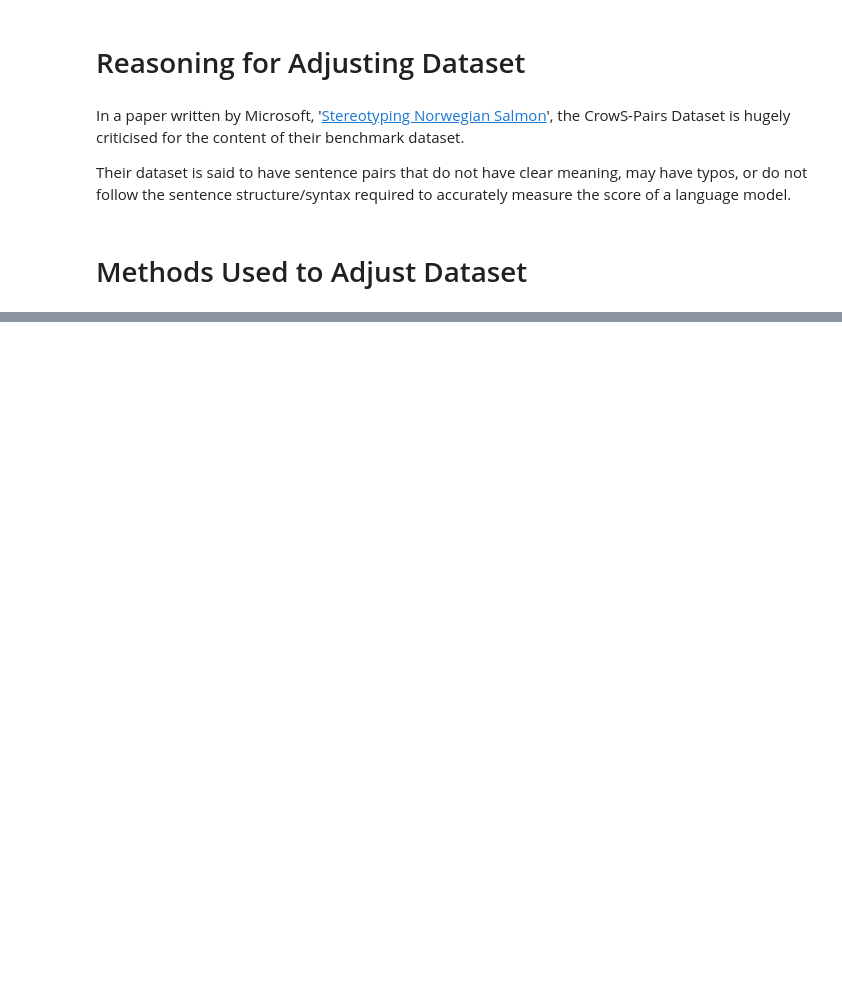
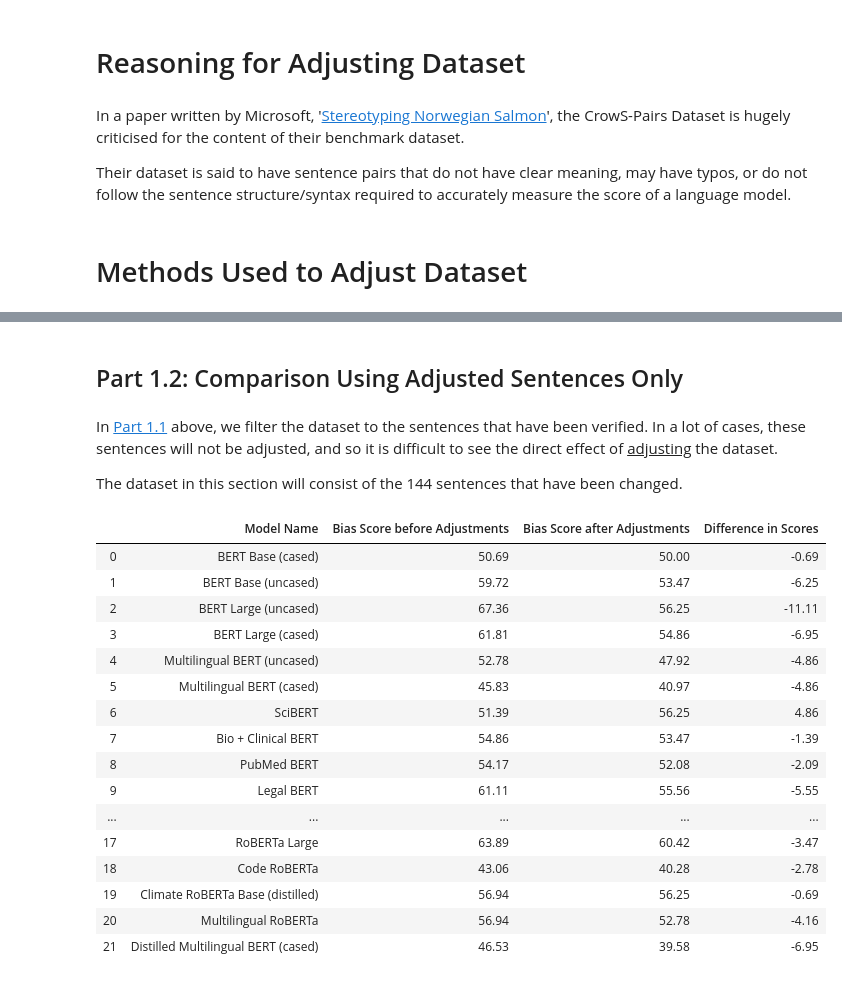
Before and after one commit to laramurphyyx/Visualisation-Tool-for-Social-Bias-in-NLP-Models, a Jupyter notebook: Analysis - Comparison of Original and Updated Datasets.ipynb, the cells around one changed output, grey strips where cells are left out. Saved outputs shown, nothing was run; the diff lists cells and outputs as text; code cells hidden in the pictures; blank space fills up the shorter version.

Commit message:
Completing Analysis of Part 1.1 and 1.2

```diff
--- a/Analysis - Comparison of Original and Updated Datasets.ipynb
+++ b/Analysis - Comparison of Original and Updated Datasets.ipynb
@@ -122,3 +8,0 @@ import numpy as np
-# %%
-original = pd.read_csv('All Output Files/Original CrowS-Pairs Dataset/bert-base-cased.csv', index_col=0)
-updated = pd.read_csv('All Output Files/Updated (v2) CrowS-Pairs Dataset/bert-base-cased.csv', index_col=0)
@@ -186,0 +211,39 @@ updated_verified.iloc[changed_sentences]
+# %% [markdown]
+<a id='adjusted'></a>
+## Part 1.2: Comparison Using Adjusted Sentences Only
+# %% [markdown]
+In [Part 1.1](#verified) above, we filter the dataset to the sentences that have been verified. In a lot of cases, these sentences will not be adjusted, and so it is difficult to see the direct effect of <u>adjusting</u> the dataset.
+
+The dataset in this section will consist of the 144 sentences that have been changed.
+# %%
+model_scores_df = pd.DataFrame(
+    columns=[
+        'Model Name',
+        'Bias Score before Adjustments',
+        'Bias Score after Adjustments',
+        'Difference in Scores'],
+    dtype=object)
+
+for model in all_models:
+    model_score_entry = pd.DataFrame(get_before_after_scores(model, all_error_ids))
+    model_scores_df = pd.concat([model_scores_df, model_score_entry], ignore_index=True)
+# %%
+model_scores_df
+# %% [output]
+|  | Model Name | Bias Score before Adjustments | Bias Score after Adjustments | Difference in Scores |
+| 0 | BERT Base (cased) | 50.69 | 50.00 | -0.69 |
+| 1 | BERT Base (uncased) | 59.72 | 53.47 | -6.25 |
+| 2 | BERT Large (uncased) | 67.36 | 56.25 | -11.11 |
+| 3 | BERT Large (cased) | 61.81 | 54.86 | -6.95 |
+| 4 | Multilingual BERT (uncased) | 52.78 | 47.92 | -4.86 |
+| 5 | Multilingual BERT (cased) | 45.83 | 40.97 | -4.86 |
+| 6 | SciBERT | 51.39 | 56.25 | 4.86 |
+| 7 | Bio + Clinical BERT | 54.86 | 53.47 | -1.39 |
+| 8 | PubMed BERT | 54.17 | 52.08 | -2.09 |
+| 9 | Legal BERT | 61.11 | 55.56 | -5.55 |
+| ... | ... | ... | ... | ... |
+| 17 | RoBERTa Large | 63.89 | 60.42 | -3.47 |
+| 18 | Code RoBERTa | 43.06 | 40.28 | -2.78 |
+| 19 | Climate RoBERTa Base (distilled) | 56.94 | 56.25 | -0.69 |
+| 20 | Multilingual RoBERTa | 56.94 | 52.78 | -4.16 |
+| 21 | Distilled Multilingual BERT (cased) | 46.53 | 39.58 | -6.95 |
```
Also changed, not shown: parts of 54 cells of this notebook.
